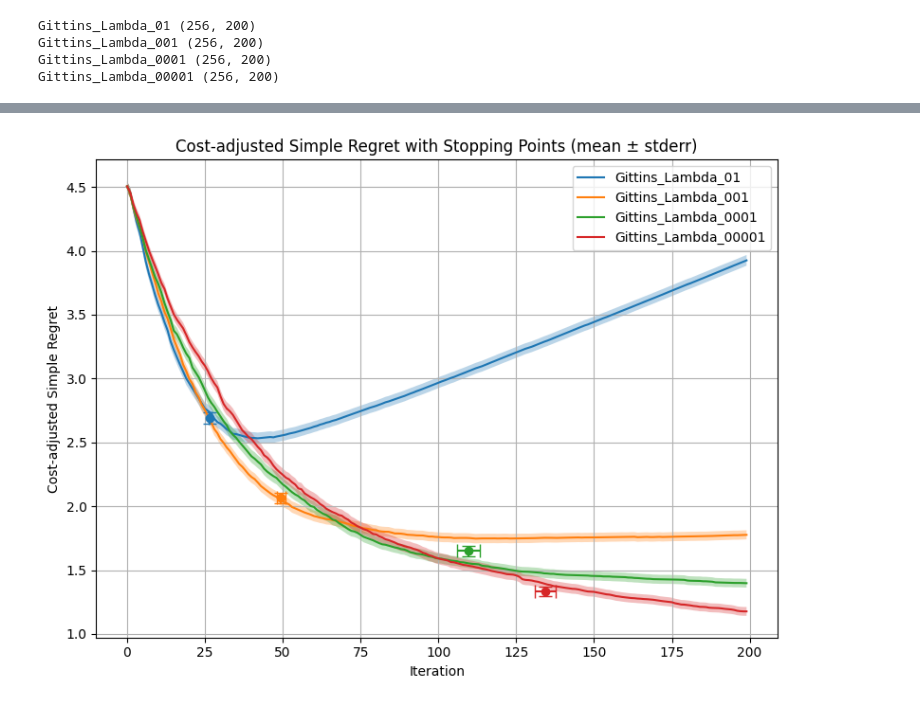
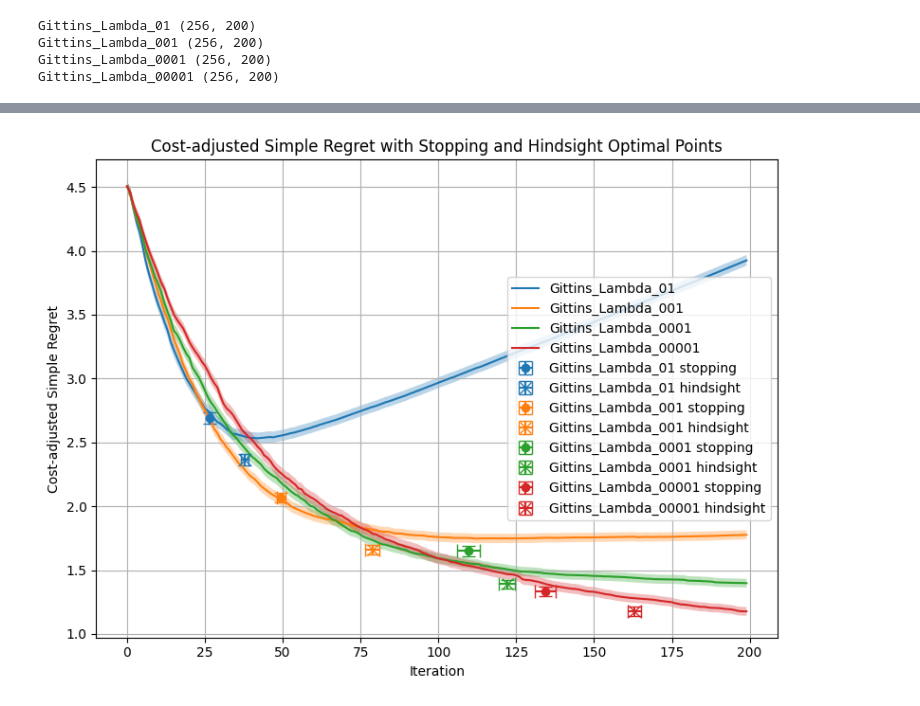
Before and after one commit to QianJaneXie/CostAwareStoppingBayesOpt, a Jupyter notebook: notebooks/Lambda_Impact_256.ipynb, the cells around one changed output, grey strips where cells are left out. Saved outputs shown, nothing was run; the diff lists cells and outputs as text; code cells hidden in the pictures.

Commit message:
add hindsight optimal points

```diff
--- a/notebooks/Lambda_Impact_256.ipynb
+++ b/notebooks/Lambda_Impact_256.ipynb
@@ -144,9 +104,13 @@ for a in acquisition_functions:
                      mean_curve + stderr_curve,
                      alpha=0.3)
 
-    # Now compute stopping time and stopping cost-adjusted regret
+    # === 1. Compute *actual* stopping point based on acq < best observed after 20 iterations ===
     stopping_times = []
     stopping_cost_adjusted_regrets = []
+
+    # === 2. Compute *hindsight* best point: minimum cost-adjusted regret ===
+    hindsight_best_times = []
+    hindsight_best_regrets = []
 
     n_seeds = regret.shape[0]
 
@@ -154,42 +118,65 @@ for a in acquisition_functions:
         acq_seed = acq[seed_idx]
         best_obs_seed = best_observed[seed_idx]
 
-        # The stopping is triggered after some initial iterations
+        # Actual stopping point
         valid_indices = np.where((acq_seed < best_obs_seed) & (np.arange(len(acq_seed)) >= 20))[0]
         if len(valid_indices) == 0:
-            # If never satisfy, set to last iteration
             i_stop = len(acq_seed) - 1
         else:
             i_stop = valid_indices[0]
 
         stopping_times.append(i_stop)
-        cost_adj_regret = cost_adjusted_regret[seed_idx, i_stop]
-        stopping_cost_adjusted_regrets.append(cost_adj_regret)
+        cost_adj_regret_at_stop = cost_adjusted_regret[seed_idx, i_stop]
+        stopping_cost_adjusted_regrets.append(cost_adj_regret_at_stop)
 
+        # Hindsight best point (over all iterations)
+        i_best = np.argmin(cost_adjusted_regret[seed_idx])
+        hindsight_best_times.append(i_best)
+        hindsight_best_regrets.append(cost_adjusted_regret[seed_idx, i_best])
+
+    # Convert to arrays
     stopping_times = np.array(stopping_times)
     stopping_cost_adjusted_regrets = np.array(stopping_cost_adjusted_regrets)
+    hindsight_best_times = np.array(hindsight_best_times)
+    hindsight_best_regrets = np.array(hindsight_best_regrets)
 
-    # Mean and stderr of stopping times and regrets
+    # Compute mean and stderr for stopping points
     mean_stopping_time = stopping_times.mean()
     stderr_stopping_time = stopping_times.std() / np.sqrt(n_seeds)
 
     mean_stopping_cost_adjusted_regret = stopping_cost_adjusted_regrets.mean()
     stderr_stopping_cost_adjusted_regret = stopping_cost_adjusted_regrets.std() / np.sqrt(n_seeds)
 
-    # Now plot the "+" shaped error bar at (mean_stopping_time, mean_stopping_cost_adjusted_regret)
-    color = plt.gca().lines[-1].get_color()  # Use same color as the curve
+    # Compute mean and stderr for hindsight best points
+    mean_hindsight_time = hindsight_best_times.mean()
+    stderr_hindsight_time = hindsight_best_times.std() / np.sqrt(n_seeds)
+
+    mean_hindsight_regret = hindsight_best_regrets.mean()
+    stderr_hindsight_regret = hindsight_best_regrets.std() / np.sqrt(n_seeds)
+
+    # Get color for current curve
+    color = plt.gca().lines[-1].get_color()
+
+    # Plot actual stopping "+" (mean ± stderr)
     plt.errorbar(mean_stopping_time,
                  mean_stopping_cost_adjusted_regret,
                  xerr=stderr_stopping_time,
                  yerr=stderr_stopping_cost_adjusted_regret,
-                 fmt='o', color=color, capsize=5, markersize=6)
+                 fmt='o', color=color, capsize=5, markersize=6, label=f'{a} stopping')
+
+    # Plot hindsight optimal "+" (mean ± stderr), dashed circle
+    plt.errorbar(mean_hindsight_time,
+                 mean_hindsight_regret,
+                 xerr=stderr_hindsight_time,
+                 yerr=stderr_hindsight_regret,
+                 fmt='x', color=color, capsize=5, markersize=8, label=f'{a} hindsight')
 
 plt.xlabel('Iteration')
 plt.ylabel('Cost-adjusted Simple Regret')
-plt.title('Cost-adjusted Simple Regret with Stopping Points (mean ± stderr)')
+plt.title('Cost-adjusted Simple Regret with Stopping and Hindsight Optimal Points')
 plt.legend()
 plt.grid(True)
 plt.tight_layout()
 plt.show()
 # %% [output]
-[figure, old version]
+[figure, new version]
```
Also changed, not shown: parts of 1 cell of this notebook.
